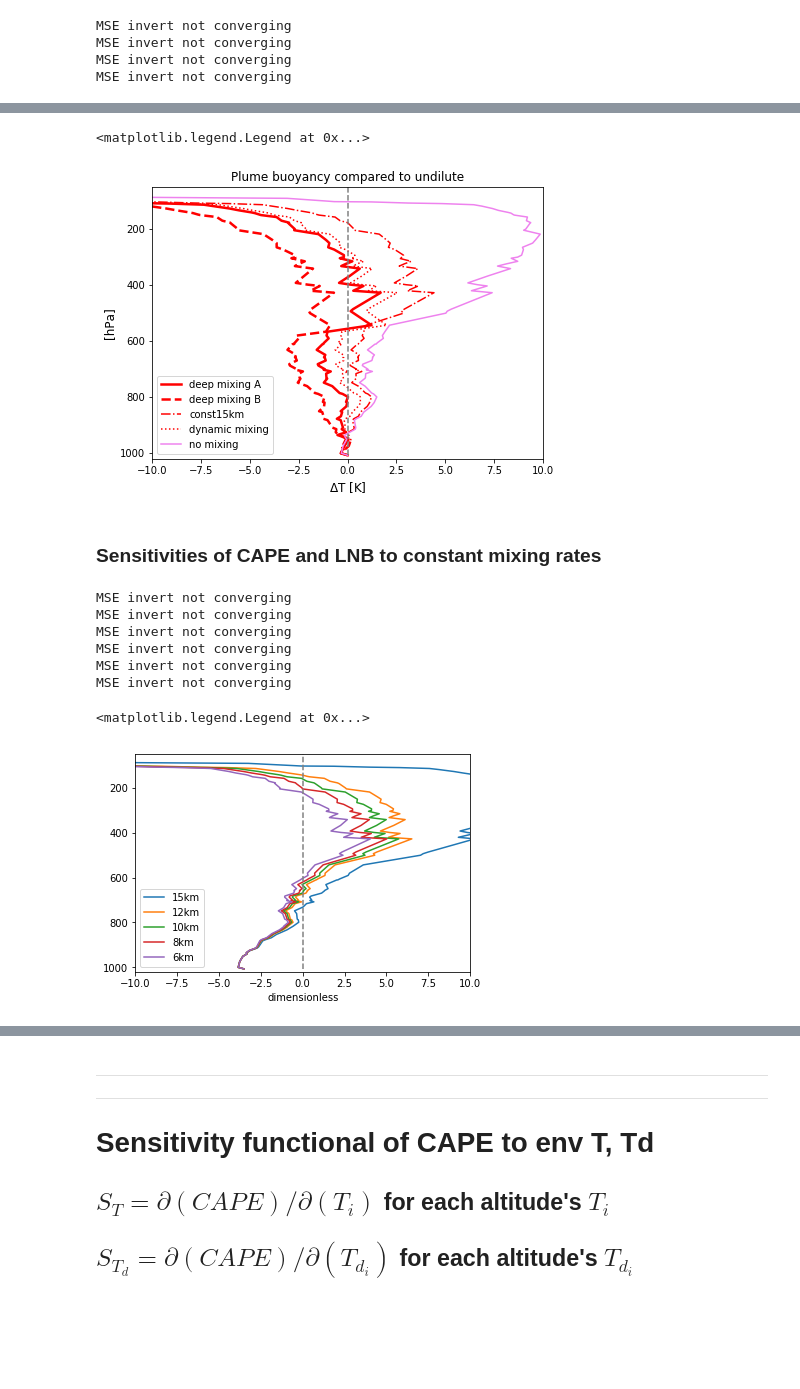
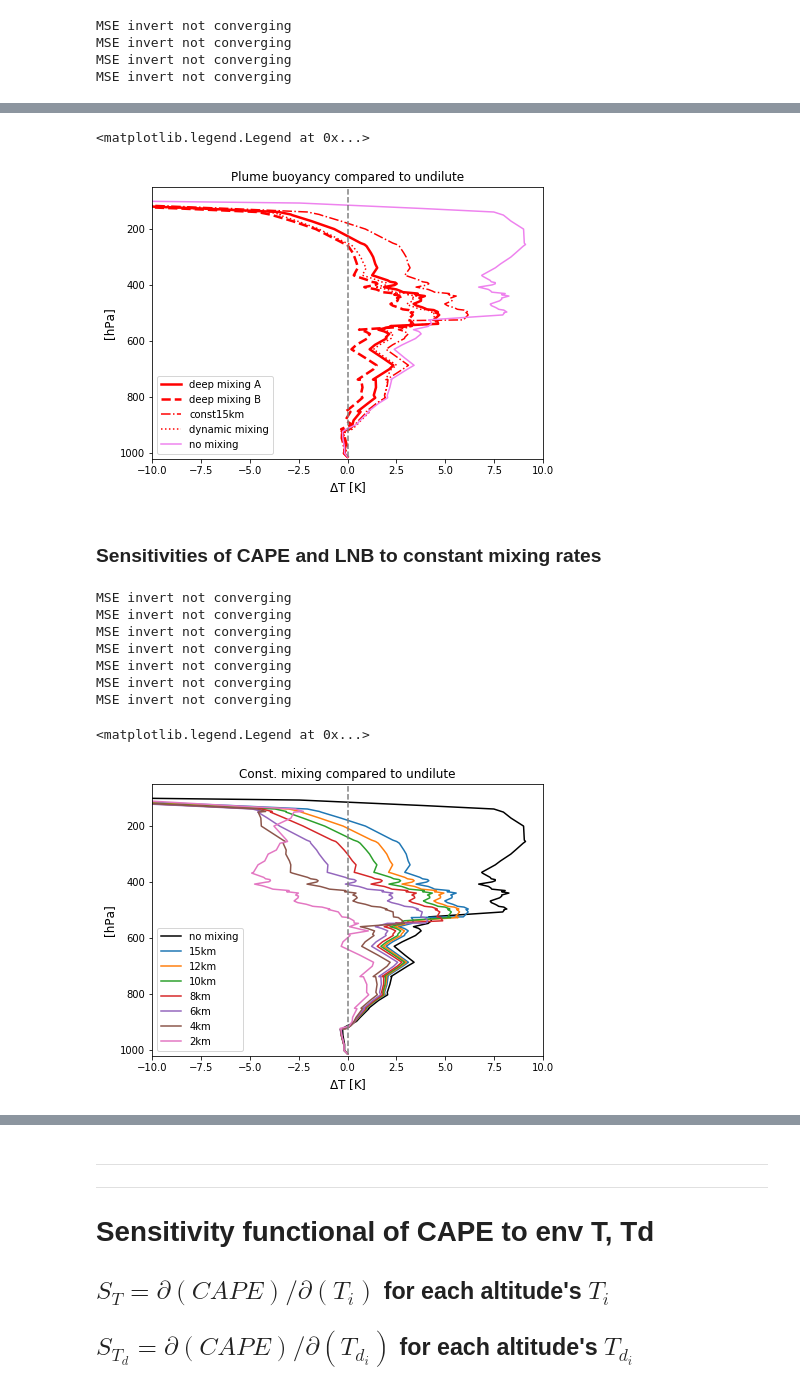
Before and after one commit to weiming9115/ATM663_convection_meso, a Jupyter notebook: Resources/Notebooks/Real_Parcel_Buoyancy_weiming.ipynb, the cells around one changed output, grey strips where cells are left out. Saved outputs shown, nothing was run; the diff lists cells and outputs as text; code cells hidden in the pictures; blank space fills up the shorter version.

```diff
--- a/Resources/Notebooks/Real_Parcel_Buoyancy_weiming.ipynb
+++ b/Resources/Notebooks/Real_Parcel_Buoyancy_weiming.ipynb
@@ -113,8 +117,8 @@ Text(0.5, 1.0, 'Wyoming Upper Air, Miami (12.4S, 130.89E), 2018 JJA')
 # %%
 from siphon.simplewebservice.wyoming import WyomingUpperAir
 
-date = datetime(2018, 7, 2, 12)
-station = 'PKMJ'
+date = datetime(2018, 6, 22, 0)
+station = 'MFL'
 
 df = WyomingUpperAir.request_data(date, station)
 p = df['pressure'].values #hPa
@@ -882,14 +886,14 @@ title('Plume buoyancy compared to undilute'); xlabel('$\Delta$T [K]',fontsize=12
 plt.legend(['deep mixing A','deep mixing B','const15km','dynamic mixing','no mixing'])
 # %% [output]
 <matplotlib.legend.Legend at 0x...>
-[figure, old version]
+[figure, new version]
 # %% [markdown]
 ### Sensitivities of CAPE and LNB to constant mixing rates
 # %%
-mixing_rates = 1.0/(np.array([100000,15,12,10,8,6])*1000) # epsilon in the entrainment method (1)
+mixing_rates = 1.0/(np.array([15,12,10,8,6,4,2])*1000) # epsilon in the entrainment method (1)
 cape_sum = np.zeros(len(mixing_rates))
 LNB_sum = cape_sum.copy()
-Tpice_sum = np.zeros((len(mixing_rates),len(p)))
+dTpice_sum = np.zeros((len(mixing_rates),len(p)))
 
 for n,epsilon in enumerate(mixing_rates):
 
@@ -898,9 +902,9 @@ for n,epsilon in enumerate(mixing_rates):
     qcp_cmix = qp_cmix - qvp_cmix
     Tpice_cmix,qcpice_cmix,qipice_cmix  = delT4ice(Tp_cmix, p, qcp_cmix, qvp_cmix, Tf=0, simple=True)
 
-    Tpice_sum[n,:] = Tpice_cmix
+    dTpice_sum[n,:] = Trho(Tpice_cmix,qvp_cmix,qcpice_cmix+qipice_cmix)-Tv(T,q)
 
-    b_mix = 9.8*(Trho(Tpice_cmix,qvp_cmix,qcpice_cmix+qipice_cmix)-Tv(T,q))/(Tv(T,q)+273.15)
+    b_mix = 9.8*(dTpice_sum[n,:])/(Tv(T,q)+273.15) # buoyancy
     b_mix = np.where(p>50,b_mix,0) # avoid noises at extremely high altitudes
     cape_sum[n] = np.cumsum( np.where((b_mix>0),b_mix,0) *dZ)[-1]
     LNB_idx = np.where(b_mix>0)[0][-1] # last point where b > 0
@@ -912,12 +916,17 @@ MSE invert not converging
 MSE invert not converging
 MSE invert not converging
 MSE invert not converging
+MSE invert not converging
 # %%
-for n in range(5):
-    plot(Tpice_sum[n]-Tv(T,q),p)
+fig = plt.figure(figsize=(7,5))
+
+plot( Trho(Tpice,qvp,qcpice+qipice)-Tv(T,q) ,p ,'k') # no mixing
+for n in range(len(mixing_rates)):
+    plot(dTpice_sum[n],p)
     ylim([1020,50]); xlim([-10,10]);
 plot(p*0,p,'--',color='grey')
-plt.legend(['15km','12km','10km','8km','6km'])
+title('Const. mixing compared to undilute'); xlabel('$\Delta$T [K]',fontsize=12);ylabel('[hPa]',fontsize=12)
+plt.legend(['no mixing','15km','12km','10km','8km','6km','4km','2km'])
 # %% [output]
 <matplotlib.legend.Legend at 0x...>
-[figure, old version]
+[figure, new version]
```
Also changed, not shown: parts of 23 cells of this notebook.
